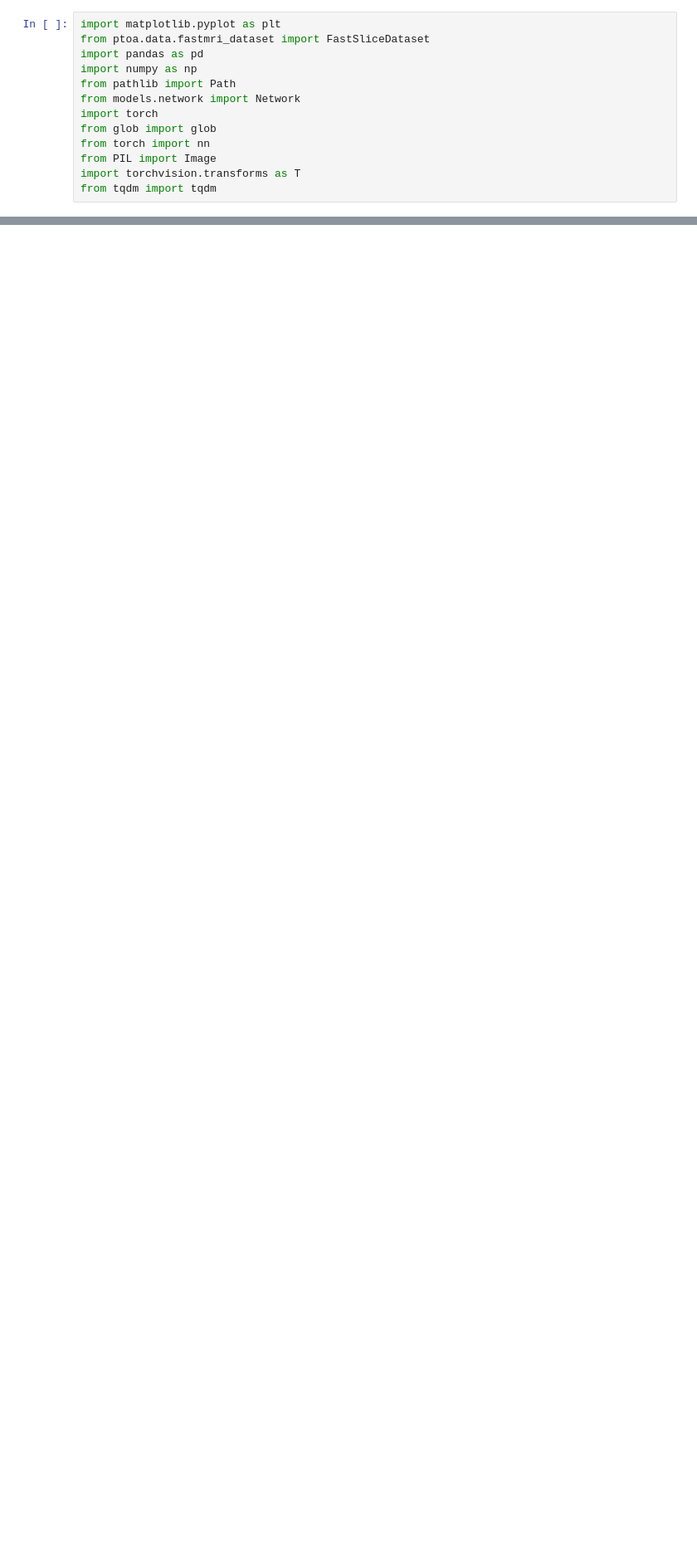
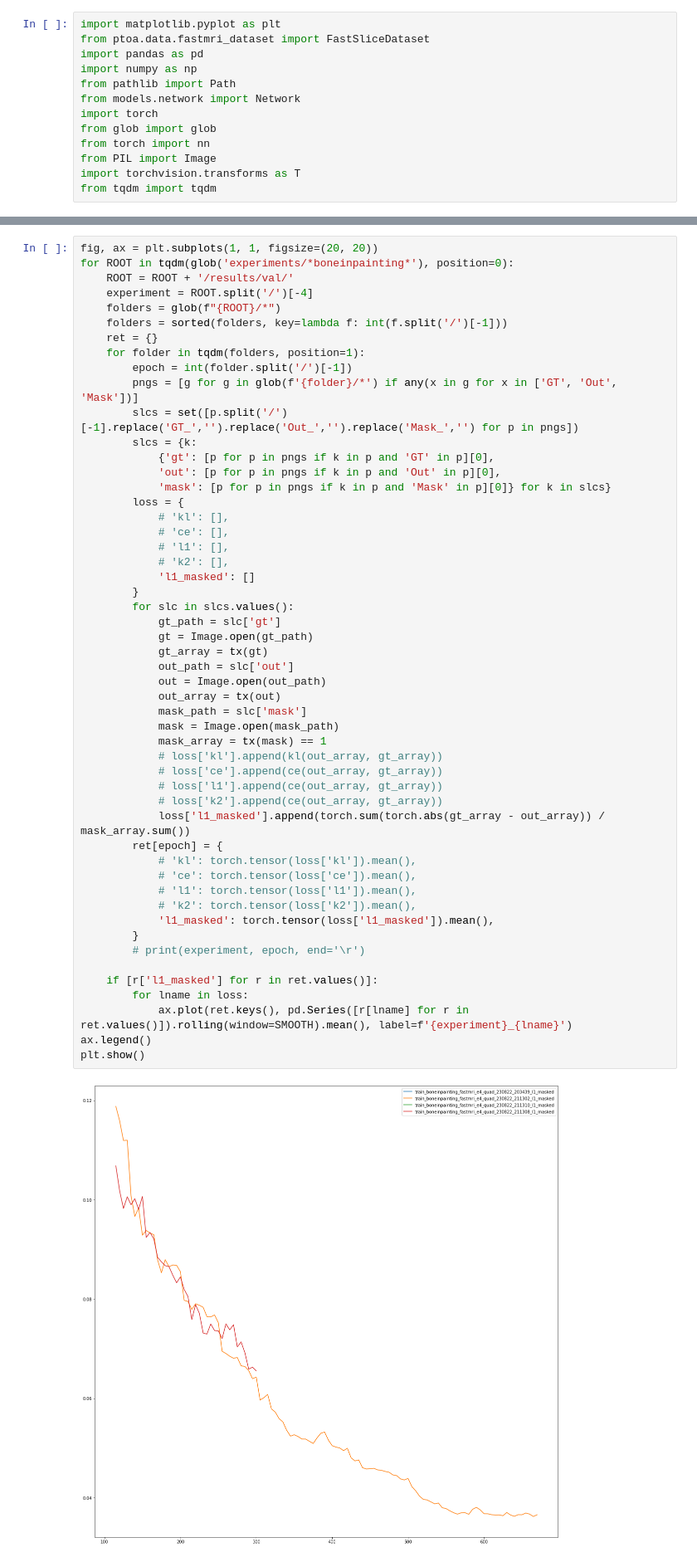
Before and after one commit to asy51/Palette-Image-to-Image-Diffusion-Models, a Jupyter notebook: recon_metrics.ipynb, the cells around one changed output, grey strips where cells are left out. Shown at 83% size. Drawn from its saved outputs; the diff is of its cells as text; blank space fills up the shorter version.

```diff
--- a/recon_metrics.ipynb
+++ b/recon_metrics.ipynb
@@ -99,0 +115,54 @@ plt.show()
+# %%
+fig, ax = plt.subplots(1, 1, figsize=(20, 20))
+for ROOT in tqdm(glob('experiments/*boneinpainting*'), position=0):
+    ROOT = ROOT + '/results/val/'
+    experiment = ROOT.split('/')[-4]
+    folders = glob(f"{ROOT}/*")
+    folders = sorted(folders, key=lambda f: int(f.split('/')[-1]))
+    ret = {}
+    for folder in tqdm(folders, position=1):
+        epoch = int(folder.split('/')[-1])
+        pngs = [g for g in glob(f'{folder}/*') if any(x in g for x in ['GT', 'Out', 'Mask'])]
+        slcs = set([p.split('/')[-1].replace('GT_','').replace('Out_','').replace('Mask_','') for p in pngs])
+        slcs = {k:
+            {'gt': [p for p in pngs if k in p and 'GT' in p][0],
+            'out': [p for p in pngs if k in p and 'Out' in p][0],
+            'mask': [p for p in pngs if k in p and 'Mask' in p][0]} for k in slcs}
+        loss = {
+            # 'kl': [],
+            # 'ce': [],
+            # 'l1': [],
+            # 'k2': [],
+            'l1_masked': []
+        }
+        for slc in slcs.values():
+            gt_path = slc['gt']
+            gt = Image.open(gt_path)
+            gt_array = tx(gt)
+            out_path = slc['out']
+            out = Image.open(out_path)
+            out_array = tx(out)
+            mask_path = slc['mask']
+            mask = Image.open(mask_path)
+            mask_array = tx(mask) == 1
+            # loss['kl'].append(kl(out_array, gt_array))
+            # loss['ce'].append(ce(out_array, gt_array))
+            # loss['l1'].append(ce(out_array, gt_array))
+            # loss['k2'].append(ce(out_array, gt_array))
+            loss['l1_masked'].append(torch.sum(torch.abs(gt_array - out_array)) / mask_array.sum())
+        ret[epoch] = {
+            # 'kl': torch.tensor(loss['kl']).mean(),
+            # 'ce': torch.tensor(loss['ce']).mean(),
+            # 'l1': torch.tensor(loss['l1']).mean(),
+            # 'k2': torch.tensor(loss['k2']).mean(),
+            'l1_masked': torch.tensor(loss['l1_masked']).mean(),
+        }
+        # print(experiment, epoch, end='\r')
+
+    if [r['l1_masked'] for r in ret.values()]:
+        for lname in loss:
+            ax.plot(ret.keys(), pd.Series([r[lname] for r in ret.values()]).rolling(window=SMOOTH).mean(), label=f'{experiment}_{lname}')
+ax.legend()
+plt.show()
+# %% [output]
+[figure, added]
```
Also changed, not shown: parts of 3 cells of this notebook.
